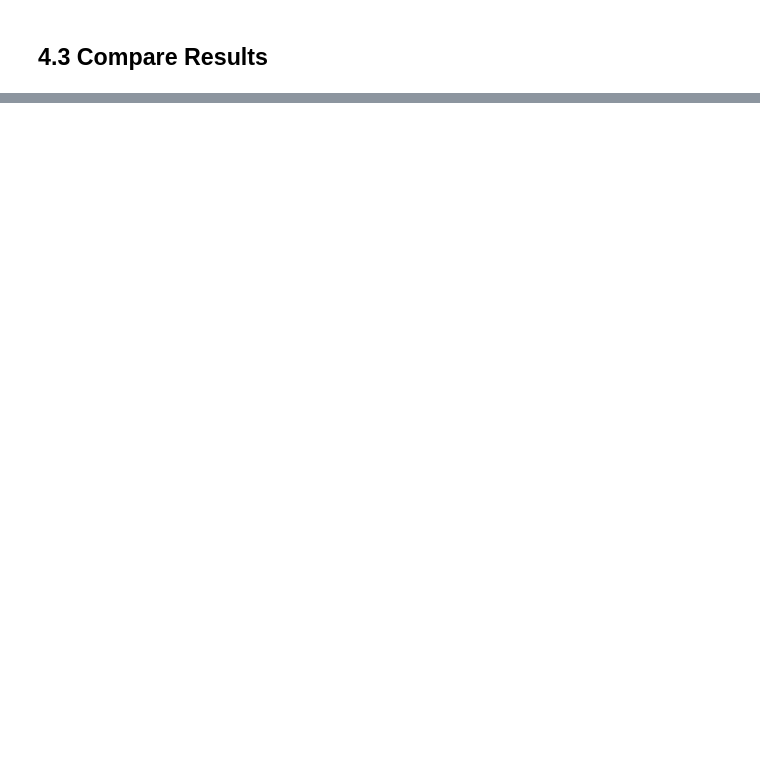
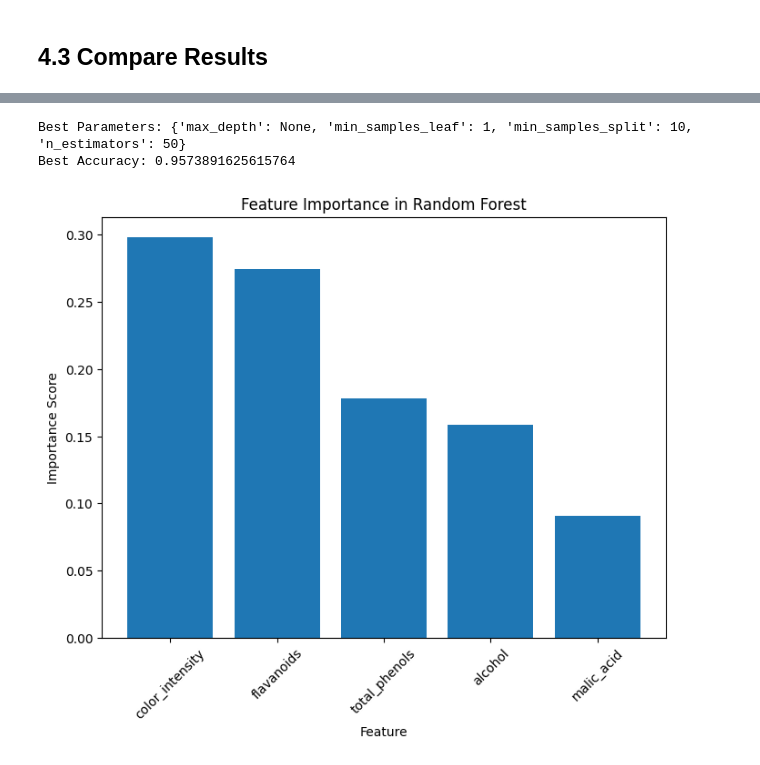
Before and after one commit to JBtallgrass/applied-ml-jballard, a Jupyter notebook: lab02/ml02_jballard bonus.ipynb, the cells around one changed output, grey strips where cells are left out. Saved outputs shown, nothing was run; the diff lists cells and outputs as text; code cells hidden in the pictures; blank space fills up the shorter version.

```diff
--- a/lab02/ml02_jballard bonus.ipynb
+++ b/lab02/ml02_jballard bonus.ipynb
@@ -207,0 +237,6 @@ titanic['family_size'] = titanic['sibsp'] + titanic['parch'] + 1
+# %%
+# Create a new feature: Total Phenolic Contribution
+wine['phenolic_contribution'] = wine['total_phenols'] + wine['flavanoids']
+
+# Display first few rows to check the new feature
+print(wine[['total_phenols', 'flavanoids', 'phenolic_contribution']].head())
@@ -320,0 +375,44 @@ Name: proportion, dtype: float64
+# %%
+# Define parameter grid for tuning
+param_grid = {
+    'n_estimators': [50, 100, 200],
+    'max_depth': [None, 10, 20],
+    'min_samples_split': [2, 5, 10],
+    'min_samples_leaf': [1, 2, 4]
+}
+
+# Initialize Random Forest model
+rf = RandomForestClassifier(random_state=123)
+
+# Perform Grid Search with cross-validation
+grid_search = GridSearchCV(rf, param_grid, cv=5, scoring='accuracy', n_jobs=-1)
+grid_search.fit(X_train, y_train)
+
+# Display best parameters and accuracy
+print("Best Parameters:", grid_search.best_params_)
+print("Best Accuracy:", grid_search.best_score_)
+# %% [output]
+Best Parameters: {'max_depth': None, 'min_samples_leaf': 1, 'min_samples_split': 10, 'n_estimators': 50}
+Best Accuracy: 0.9573891625615764
+# %%
+# Train the best Random Forest model from Grid Search
+best_rf = grid_search.best_estimator_
+best_rf.fit(X_train, y_train)
+
+# Get feature importances
+importances = best_rf.feature_importances_
+feature_names = X_train.columns
+
+# Sort feature importance values
+indices = np.argsort(importances)[::-1]
+
+# Plot feature importance
+plt.figure(figsize=(8, 6))
+plt.title("Feature Importance in Random Forest")
+plt.bar(range(len(importances)), importances[indices], align="center")
+plt.xticks(range(len(importances)), feature_names[indices], rotation=45)
+plt.xlabel("Feature")
+plt.ylabel("Importance Score")
+plt.show()
+# %% [output]
+[figure, added]
```
Also changed, not shown: parts of 21 cells of this notebook.
